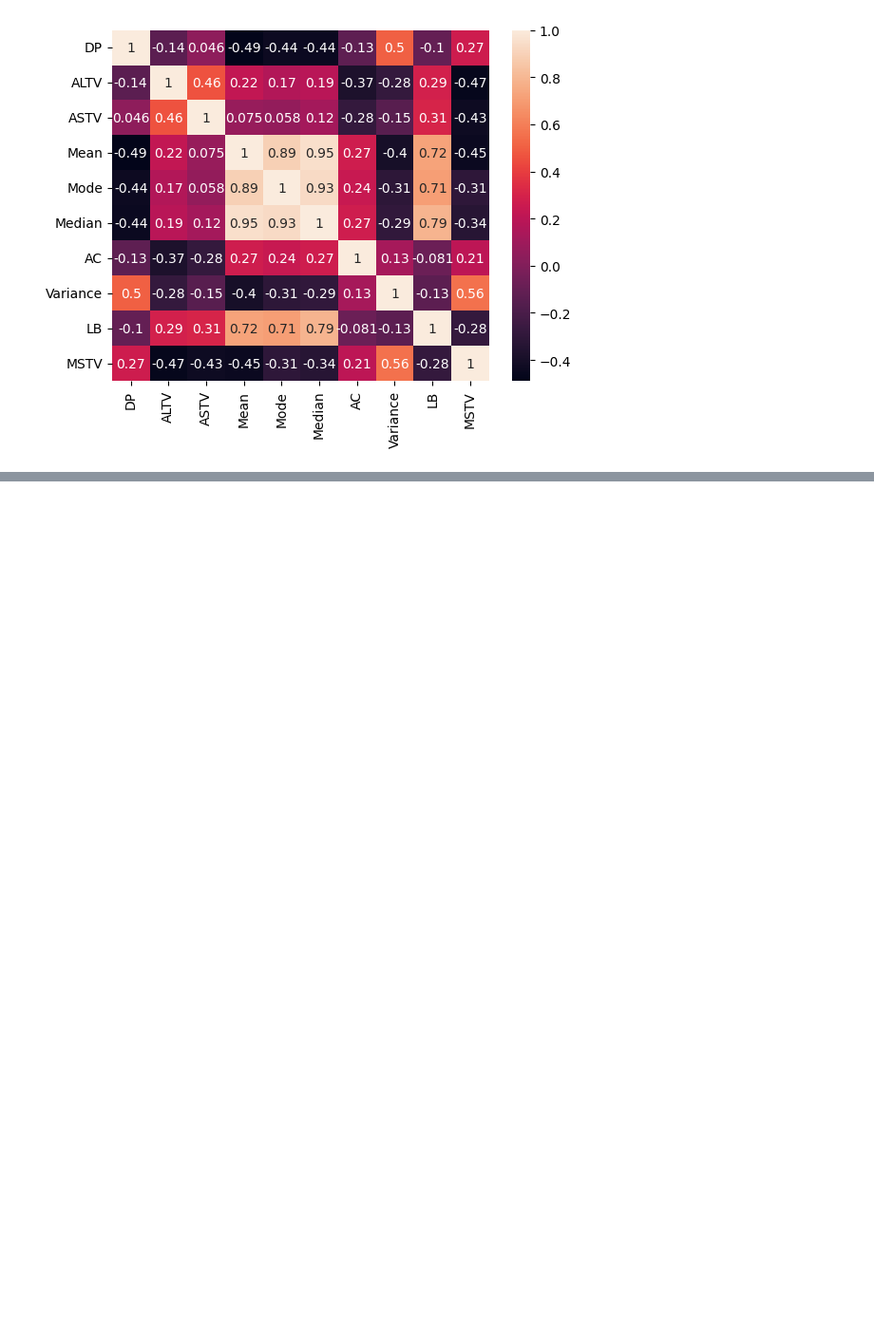
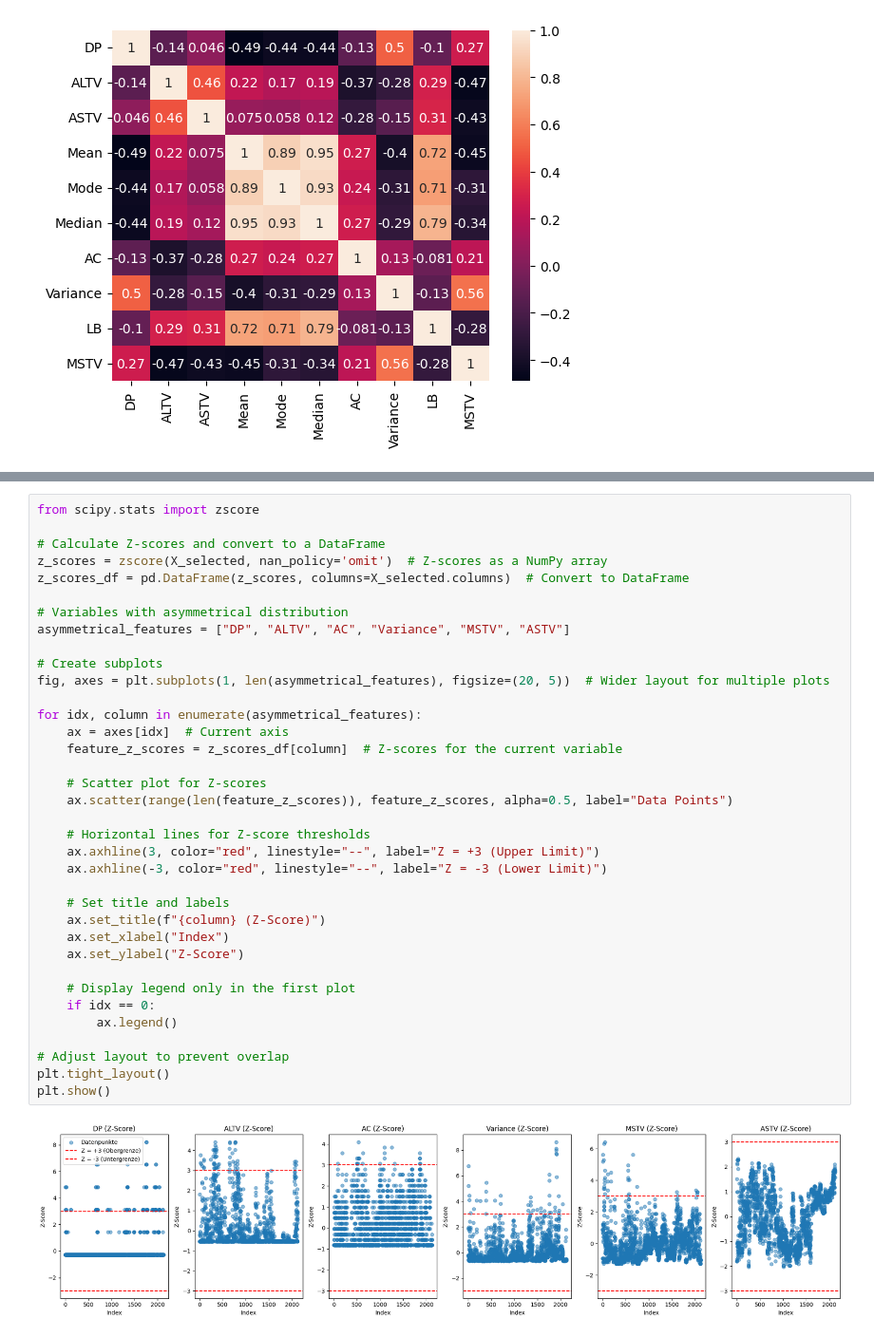
Before and after one commit to marvinschuett/Automated-CTG-analysis, a Jupyter notebook: 1_DatasetCharacteristics/exploratory_data_analysis.ipynb, the cells around one changed output, grey strips where cells are left out. Shown at 95% size. Saved outputs shown, nothing was run; the diff lists cells and outputs as text; blank space fills up the shorter version.

```diff
--- a/1_DatasetCharacteristics/exploratory_data_analysis.ipynb
+++ b/1_DatasetCharacteristics/exploratory_data_analysis.ipynb
@@ -236,0 +442,38 @@ X_selected = X_selected.drop(['Mode', 'Median'], axis=1)
+# %%
+from scipy.stats import zscore
+
+# Calculate Z-scores and convert to a DataFrame
+z_scores = zscore(X_selected, nan_policy='omit')  # Z-scores as a NumPy array
+z_scores_df = pd.DataFrame(z_scores, columns=X_selected.columns)  # Convert to DataFrame
+
+# Variables with asymmetrical distribution
+asymmetrical_features = ["DP", "ALTV", "AC", "Variance", "MSTV", "ASTV"]
+
+# Create subplots
+fig, axes = plt.subplots(1, len(asymmetrical_features), figsize=(20, 5))  # Wider layout for multiple plots
+
+for idx, column in enumerate(asymmetrical_features):
+    ax = axes[idx]  # Current axis
+    feature_z_scores = z_scores_df[column]  # Z-scores for the current variable
+
+    # Scatter plot for Z-scores
+    ax.scatter(range(len(feature_z_scores)), feature_z_scores, alpha=0.5, label="Data Points")
+
+    # Horizontal lines for Z-score thresholds
+    ax.axhline(3, color="red", linestyle="--", label="Z = +3 (Upper Limit)")
+    ax.axhline(-3, color="red", linestyle="--", label="Z = -3 (Lower Limit)")
+
+    # Set title and labels
+    ax.set_title(f"{column} (Z-Score)")
+    ax.set_xlabel("Index")
+    ax.set_ylabel("Z-Score")
+
+    # Display legend only in the first plot
+    if idx == 0:
+        ax.legend()
+
+# Adjust layout to prevent overlap
+plt.tight_layout()
+plt.show()
+# %% [output]
+[figure, added]
```
Also changed, not shown: parts of 18 cells of this notebook.
